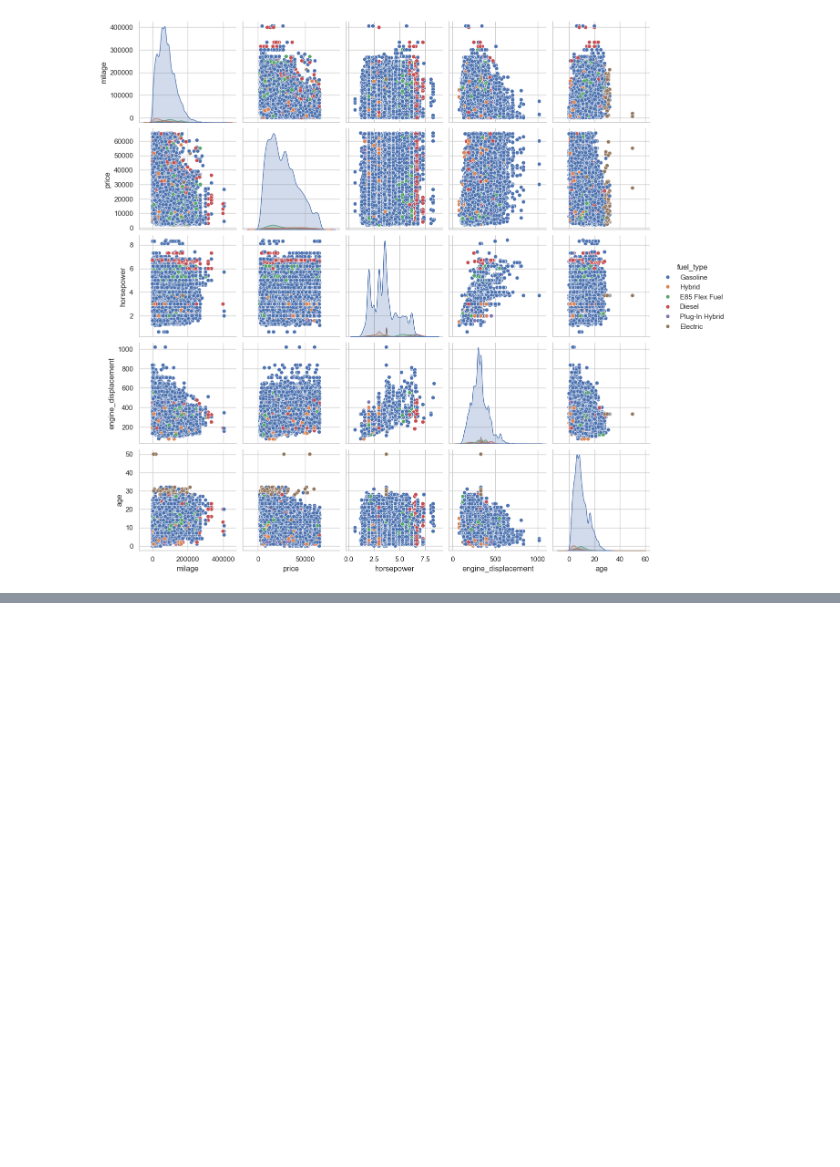
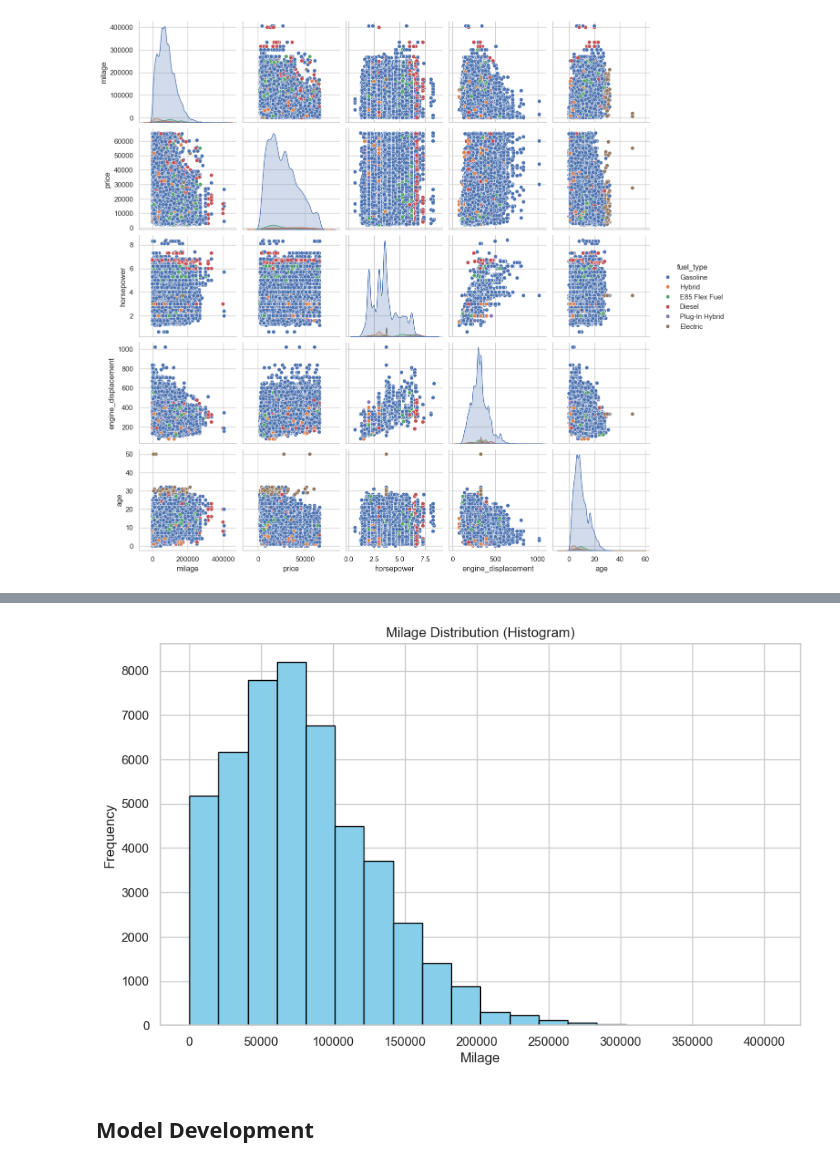
Before and after one commit to othnielche/KaggleX-Skill-Assessment-Challenge-2024, a Jupyter notebook: KaggleX challenge.ipynb, the cells around one changed output, grey strips where cells are left out. Saved outputs shown, nothing was run; the diff lists cells and outputs as text; code cells hidden in the pictures; blank space fills up the shorter version.

```diff
--- a/KaggleX challenge.ipynb
+++ b/KaggleX challenge.ipynb
@@ -592,0 +627,10 @@ plt.xticks(rotation=45)
+# %%
+# Create a histogram for the milage column
+plt.figure(figsize=(10, 6))
+plt.hist(train_data.milage, bins=20, color='skyblue', edgecolor = 'black')
+plt.title('Milage Distribution (Histogram)')
+plt.xlabel('Milage')
+plt.ylabel('Frequency')
+plt.show()
+# %% [output]
+[figure, added]
@@ -592,0 +643,2 @@ plt.xticks(rotation=45)
+# %% [markdown]
+## Model Development
```
Also changed, not shown: parts of 17 cells of this notebook.
